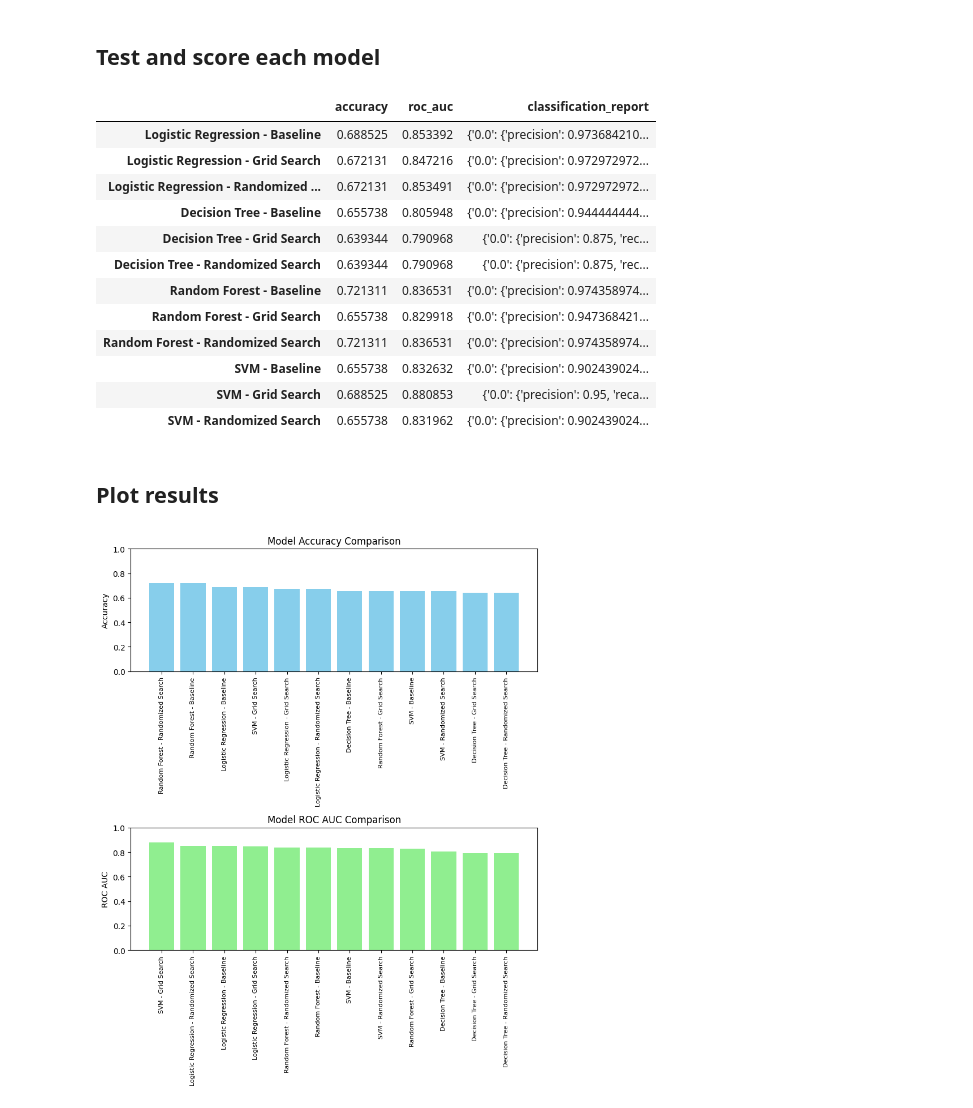
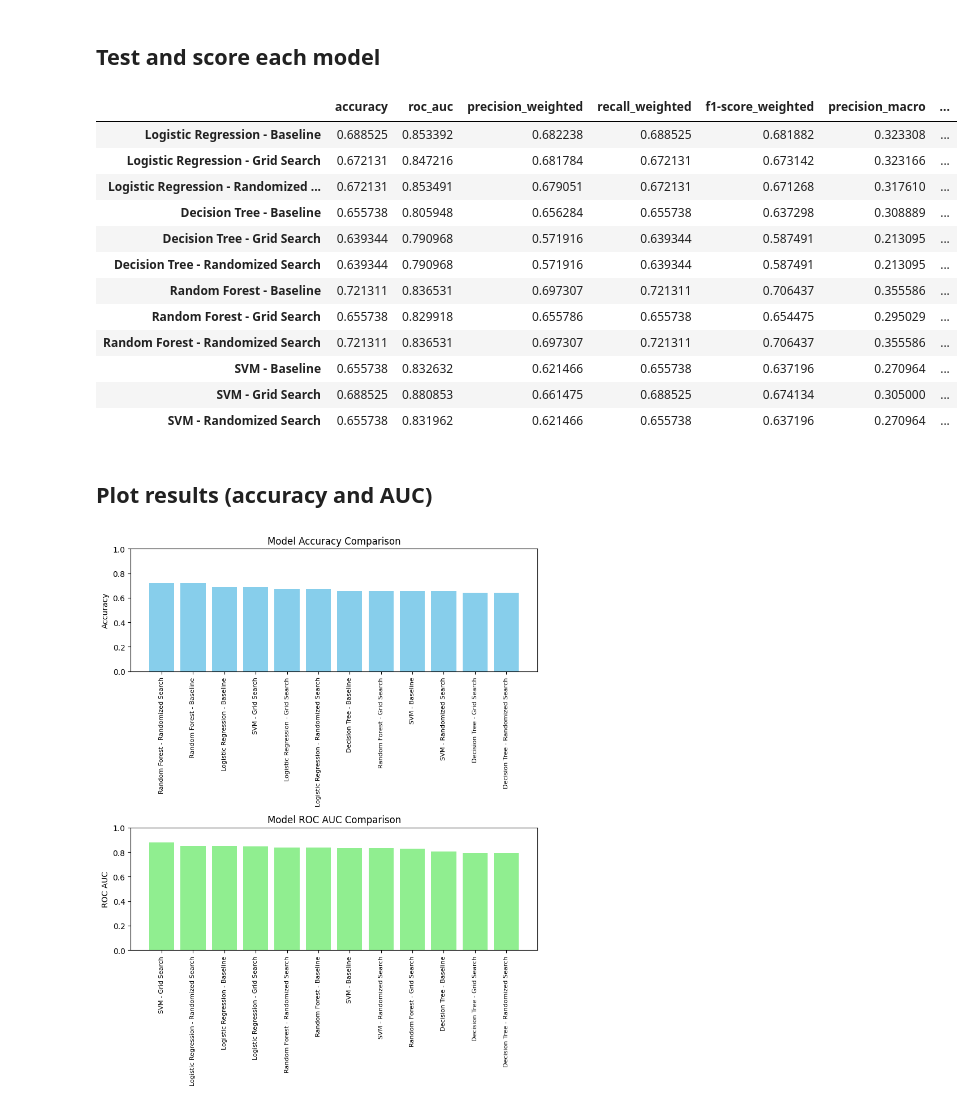
Before and after one commit to mha66/heart-disease-prediction, a Jupyter notebook: notebooks/06_hyperparameter_tuning.ipynb, the cells around one changed output. Drawn from its saved outputs; the diff is of its cells as text; code cells hidden in the pictures.

```diff
--- a/notebooks/06_hyperparameter_tuning.ipynb
+++ b/notebooks/06_hyperparameter_tuning.ipynb
@@ -33,7 +48,7 @@ param_grid_lr = {
     'C': [0.01, 0.05, 0.1, 0.5, 1, 5, 10, 50],
     'solver': ['lbfgs', 'newton-cg', 'sag', 'saga']
 }
-grid_lr = GridSearchCV(LogisticRegression(random_state=30), param_grid_lr, scoring='accuracy')
+grid_lr = GridSearchCV(LogisticRegression(random_state=30, max_iter=200), param_grid_lr, scoring='accuracy')
 grid_lr.fit(X_train, y_train)
 print("Best Logistic Regression:", grid_lr.best_params_)
 print("Cross-Validated Best Score (Logistic Regression):", grid_lr.best_score_)
@@ -89,7 +104,7 @@ param_dist_lr = {
     'C': uniform(0.001, 10),
     'solver': ['lbfgs', 'newton-cg', 'sag', 'saga']
 }
-rand_lr = RandomizedSearchCV(LogisticRegression(random_state=30), param_dist_lr, n_iter=10, scoring='accuracy', random_state=30)
+rand_lr = RandomizedSearchCV(LogisticRegression(random_state=30, max_iter=200), param_dist_lr, n_iter=10, scoring='accuracy', random_state=30)
 rand_lr.fit(X_train, y_train)
 print("Best Logistic Regression (Randomized):", rand_lr.best_params_)
 print("Best Score (Logistic Regression):", rand_lr.best_score_)
@@ -168,44 +183,49 @@ models = {
 # %% [markdown]
 ## Test and score each model
 # %%
-metrics = pd.DataFrame(columns = ["accuracy", "roc_auc", "classification_report"])
+metrics = pd.DataFrame(columns = ["accuracy", "roc_auc", "precision_weighted", "recall_weighted",
+                                 "f1-score_weighted", "precision_macro", "recall_macro", "f1-score_macro"])
+
 index_to_variation = {0: "Baseline", 1: "Grid Search", 2: "Randomized Search"}
 
 for model_name, model_variations in models.items():
     for i, model in enumerate(model_variations):
         y_pred = model.predict(X_test)
         y_proba = model.predict_proba(X_test)
         accuracy = accuracy_score(y_test, y_pred)
         roc_auc = roc_auc_score(y_test, y_proba, multi_class='ovr')
         class_report = classification_report(y_test, y_pred, output_dict=True, zero_division=0)
 
         metrics.loc[f"{model_name} - {index_to_variation[i]}"] = {
             "accuracy": accuracy,
             "roc_auc": roc_auc,
-            "classification_report": class_report
+            "precision_weighted": class_report['weighted avg']['precision'],
+            "recall_weighted": class_report['weighted avg']['recall'],
+            "f1-score_weighted": class_report['weighted avg']['f1-score'],
+            "precision_macro": class_report['macro avg']['precision'],
+            "recall_macro": class_report['macro avg']['recall'],
+            "f1-score_macro": class_report['macro avg']['f1-score']
         }
 
-
-with open("../results/hyperparameter_tuning_metrics2.pkl", "wb") as f:
-    pkl.dump(metrics, f)
+metrics.to_csv("../results/hyperparameter_tuning_metrics.csv")
 
 metrics
 # %% [output]
-|  | accuracy | roc_auc | classification_report |
-| Logistic Regression - Baseline | 0.688525 | 0.853392 | {'0.0': {'precision': 0.973684210... |
-| Logistic Regression - Grid Search | 0.672131 | 0.847216 | {'0.0': {'precision': 0.972972972... |
-| Logistic Regression - Randomized ... | 0.672131 | 0.853491 | {'0.0': {'precision': 0.972972972... |
-| Decision Tree - Baseline | 0.655738 | 0.805948 | {'0.0': {'precision': 0.944444444... |
-| Decision Tree - Grid Search | 0.639344 | 0.790968 | {'0.0': {'precision': 0.875, 'rec... |
-| Decision Tree - Randomized Search | 0.639344 | 0.790968 | {'0.0': {'precision': 0.875, 'rec... |
-| Random Forest - Baseline | 0.721311 | 0.836531 | {'0.0': {'precision': 0.974358974... |
-| Random Forest - Grid Search | 0.655738 | 0.829918 | {'0.0': {'precision': 0.947368421... |
-| Random Forest - Randomized Search | 0.721311 | 0.836531 | {'0.0': {'precision': 0.974358974... |
-| SVM - Baseline | 0.655738 | 0.832632 | {'0.0': {'precision': 0.902439024... |
-| SVM - Grid Search | 0.688525 | 0.880853 | {'0.0': {'precision': 0.95, 'reca... |
-| SVM - Randomized Search | 0.655738 | 0.831962 | {'0.0': {'precision': 0.902439024... |
+|  | accuracy | roc_auc | precision_weighted | recall_weighted | f1-score_weighted | precision_macro | ... |
+| Logistic Regression - Baseline | 0.688525 | 0.853392 | 0.682238 | 0.688525 | 0.681882 | 0.323308 | ... |
+| Logistic Regression - Grid Search | 0.672131 | 0.847216 | 0.681784 | 0.672131 | 0.673142 | 0.323166 | ... |
+| Logistic Regression - Randomized ... | 0.672131 | 0.853491 | 0.679051 | 0.672131 | 0.671268 | 0.317610 | ... |
+| Decision Tree - Baseline | 0.655738 | 0.805948 | 0.656284 | 0.655738 | 0.637298 | 0.308889 | ... |
+| Decision Tree - Grid Search | 0.639344 | 0.790968 | 0.571916 | 0.639344 | 0.587491 | 0.213095 | ... |
+| Decision Tree - Randomized Search | 0.639344 | 0.790968 | 0.571916 | 0.639344 | 0.587491 | 0.213095 | ... |
+| Random Forest - Baseline | 0.721311 | 0.836531 | 0.697307 | 0.721311 | 0.706437 | 0.355586 | ... |
+| Random Forest - Grid Search | 0.655738 | 0.829918 | 0.655786 | 0.655738 | 0.654475 | 0.295029 | ... |
+| Random Forest - Randomized Search | 0.721311 | 0.836531 | 0.697307 | 0.721311 | 0.706437 | 0.355586 | ... |
+| SVM - Baseline | 0.655738 | 0.832632 | 0.621466 | 0.655738 | 0.637196 | 0.270964 | ... |
+| SVM - Grid Search | 0.688525 | 0.880853 | 0.661475 | 0.688525 | 0.674134 | 0.305000 | ... |
+| SVM - Randomized Search | 0.655738 | 0.831962 | 0.621466 | 0.655738 | 0.637196 | 0.270964 | ... |
 # %% [markdown]
-## Plot results
+## Plot results (accuracy and AUC)
 # %%
 fig , (ax1, ax2) = plt.subplots(2, 1, figsize=(8, 10))
 
```
Also changed, not shown: parts of 1 cell of this notebook, 4 other files.
